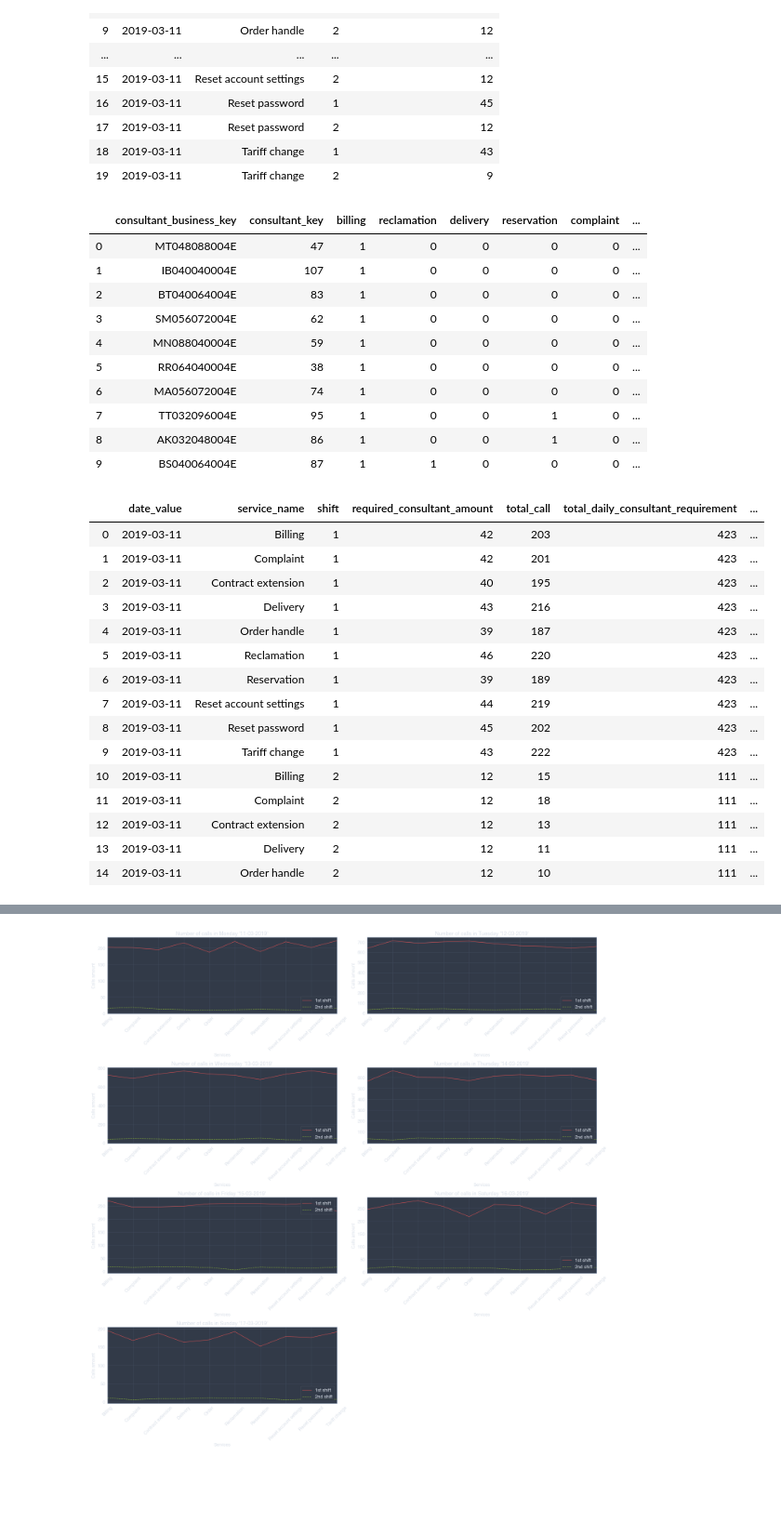
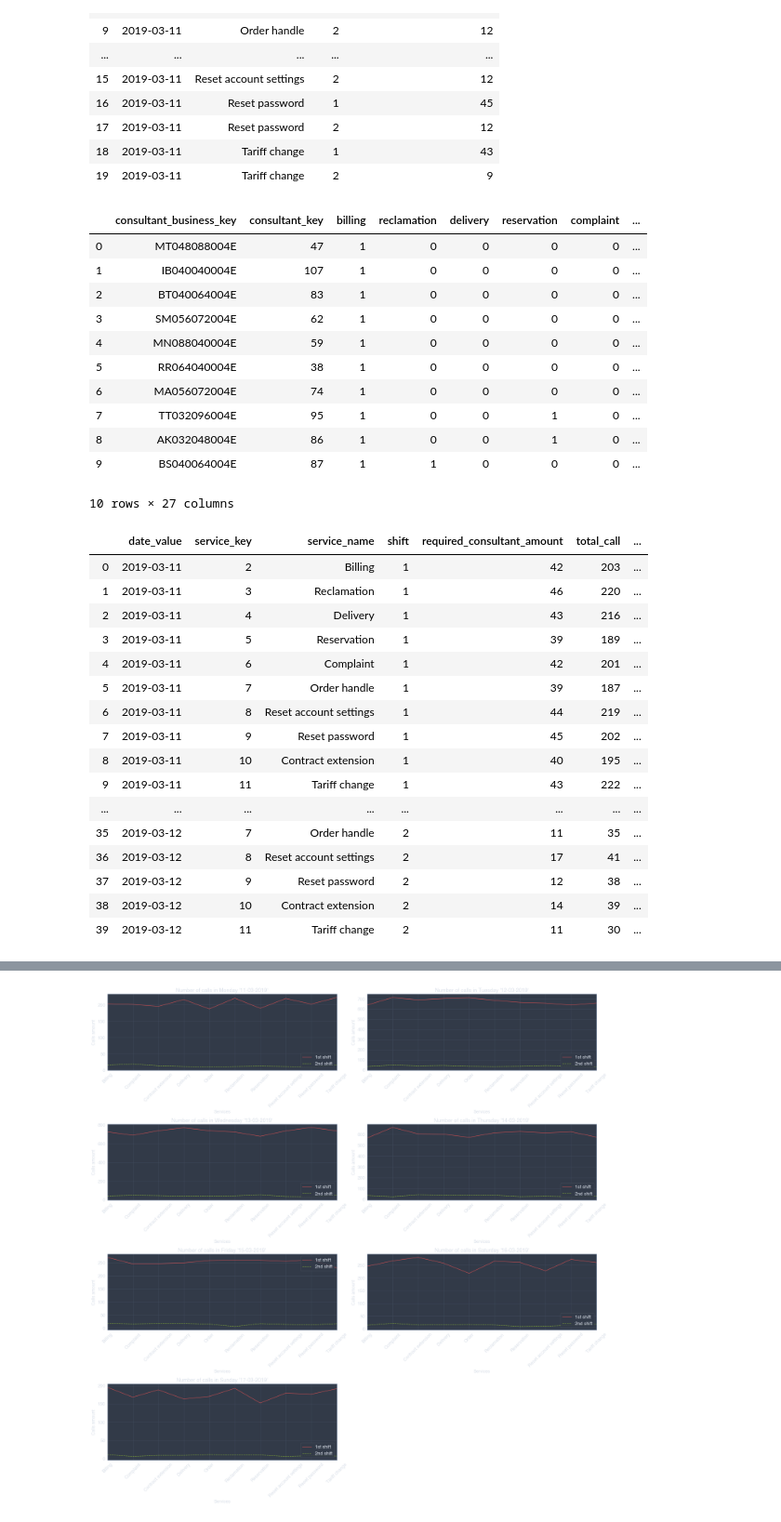
Before and after one commit to SzymonBocian/PracaInzynierska, a Jupyter notebook: DataScripts/04_05_optimization_module.ipynb, the cells around one changed output, grey strips where cells are left out. Shown at 93% size. Saved outputs shown, nothing was run; the diff lists cells and outputs as text; code cells hidden in the pictures; blank space fills up the shorter version.

```diff
--- a/DataScripts/optimization_module.ipynb
+++ b/DataScripts/04_05_optimization_module.ipynb
@@ -37,11 +55,16 @@ db = db.DbConn(conn_dict)
 
 time_period_date = [ 20190311, 20190312, 20190313, 20190314, 20190315, 20190316, 20190317 ]
 
+time_period_val = [ "{0}_val".format(x) for x in time_period_date]
+
 forecast_sql     = "SELECT * FROM snap.service_date_hour_vw WHERE date_key IN (" + ",".join(map(str, time_period_date)) + ");"
-rest_col_sql     = "SELECT column_name FROM INFORMATION_SCHEMA.columns WHERE table_schema = 'snap' AND table_name = 'consultant_skills_vw' UNION ALL SELECT '" + "' UNION ALL SELECT '".join(map(str, time_period_date)) + "';"
+rest_col_sql     = "SELECT column_name FROM INFORMATION_SCHEMA.columns WHERE table_schema = 'snap' AND table_name = 'consultant_skills_vw' UNION ALL SELECT '" + \
+"' UNION ALL SELECT '".join(map(str, time_period_date + time_period_val)) + "';"
+
+# print(rest_col_sql)
 
 sql_dict = {
-    "restriction"  : "SELECT *, 0, 0, 0, 0, 0, 0, 0 FROM snap.consultant_skills_vw;",
+    "restriction"  : "SELECT *, 0, 0, 0, 0, 0, 0, 0, 0, 0, 0, 0, 0, 0, 0 FROM snap.consultant_skills_vw;",
     #"rest_col"     : "SELECT column_name FROM INFORMATION_SCHEMA.columns WHERE table_schema = 'snap' AND table_name = 'consultant_skills_vw' UNION ALL SELECT 'occupied';",
     "rest_col"     : rest_col_sql,
     "forecast"     : forecast_sql,
@@ -184,55 +208,58 @@ rest_df.head(10)
 | 7 | TT032096004E | 95 | 1 | 0 | 0 | 1 | 0 | ... |
 | 8 | AK032048004E | 86 | 1 | 0 | 0 | 1 | 0 | ... |
 | 9 | BS040064004E | 87 | 1 | 1 | 0 | 0 | 0 | ... |
+10 rows × 27 columns
 # %%
 
-aggr_df = df.groupby(["date_value", "service_name", "shift"])["required_consultant_amount", "total_call"] \
+aggr_df = df.groupby(["date_value", "service_key", "service_name", "shift"])["required_consultant_amount", "total_call"] \
             .sum() \
             .reset_index()
 
 daily_df = df.groupby(["date_value", "shift"])["required_consultant_amount"] \
              .sum() \
              .reset_index() \
              .rename(columns = {"required_consultant_amount" : "total_daily_consultant_requirement"})
 
 shift_df = df.groupby(["date_value"])["required_consultant_amount"] \
              .sum() \
              .reset_index() \
              .rename(columns = {"required_consultant_amount" : "total_shift_consultant_requirement"})
 
 aggr_df = pd.merge( \
     pd.merge( \
         aggr_df, \
         daily_df, \
         how = "inner", \
         on = ["date_value", "shift"]), \
                    shift_df, \
                    on = ["date_value"])
 
 aggr_df["all_consultant"] = rest_df["consultant_key"].count()
 
 aggr_df["shift_percentage"] = round(aggr_df["total_daily_consultant_requirement"] / aggr_df["total_shift_consultant_requirement"], 2)
 aggr_df["daily_percentage"] = round(aggr_df["required_consultant_amount"] / aggr_df["total_daily_consultant_requirement"], 2)
 aggr_df["shift_consultant"] = round(aggr_df["total_daily_consultant_requirement"] / aggr_df["total_shift_consultant_requirement"] * rest_df["consultant_key"].count()).astype(int)
 aggr_df["daily_consultant"] = round((aggr_df["required_consultant_amount"] / aggr_df["total_daily_consultant_requirement"]) * \
                                     (aggr_df["total_daily_consultant_requirement"] / aggr_df["total_shift_consultant_requirement"] * rest_df["consultant_key"].count())).astype(int)
 # aggr_df[""] # erlang_c with additional criteria of the actual number of consultants
 
-aggr_df.head(15)
+aggr_df.head(40)
+# aggr_df
 # %% [output]
-|  | date_value | service_name | shift | required_consultant_amount | total_call | total_daily_consultant_requirement | ... |
-| 0 | 2019-03-11 | Billing | 1 | 42 | 203 | 423 | ... |
-| 1 | 2019-03-11 | Complaint | 1 | 42 | 201 | 423 | ... |
-| 2 | 2019-03-11 | Contract extension | 1 | 40 | 195 | 423 | ... |
-| 3 | 2019-03-11 | Delivery | 1 | 43 | 216 | 423 | ... |
-| 4 | 2019-03-11 | Order handle | 1 | 39 | 187 | 423 | ... |
-| 5 | 2019-03-11 | Reclamation | 1 | 46 | 220 | 423 | ... |
-| 6 | 2019-03-11 | Reservation | 1 | 39 | 189 | 423 | ... |
-| 7 | 2019-03-11 | Reset account settings | 1 | 44 | 219 | 423 | ... |
-| 8 | 2019-03-11 | Reset password | 1 | 45 | 202 | 423 | ... |
-| 9 | 2019-03-11 | Tariff change | 1 | 43 | 222 | 423 | ... |
-| 10 | 2019-03-11 | Billing | 2 | 12 | 15 | 111 | ... |
-| 11 | 2019-03-11 | Complaint | 2 | 12 | 18 | 111 | ... |
-| 12 | 2019-03-11 | Contract extension | 2 | 12 | 13 | 111 | ... |
-| 13 | 2019-03-11 | Delivery | 2 | 12 | 11 | 111 | ... |
-| 14 | 2019-03-11 | Order handle | 2 | 12 | 10 | 111 | ... |
+|  | date_value | service_key | service_name | shift | required_consultant_amount | total_call | ... |
+| 0 | 2019-03-11 | 2 | Billing | 1 | 42 | 203 | ... |
+| 1 | 2019-03-11 | 3 | Reclamation | 1 | 46 | 220 | ... |
+| 2 | 2019-03-11 | 4 | Delivery | 1 | 43 | 216 | ... |
+| 3 | 2019-03-11 | 5 | Reservation | 1 | 39 | 189 | ... |
+| 4 | 2019-03-11 | 6 | Complaint | 1 | 42 | 201 | ... |
+| 5 | 2019-03-11 | 7 | Order handle | 1 | 39 | 187 | ... |
+| 6 | 2019-03-11 | 8 | Reset account settings | 1 | 44 | 219 | ... |
+| 7 | 2019-03-11 | 9 | Reset password | 1 | 45 | 202 | ... |
+| 8 | 2019-03-11 | 10 | Contract extension | 1 | 40 | 195 | ... |
+| 9 | 2019-03-11 | 11 | Tariff change | 1 | 43 | 222 | ... |
+| ... | ... | ... | ... | ... | ... | ... | ... |
+| 35 | 2019-03-12 | 7 | Order handle | 2 | 11 | 35 | ... |
+| 36 | 2019-03-12 | 8 | Reset account settings | 2 | 17 | 41 | ... |
+| 37 | 2019-03-12 | 9 | Reset password | 2 | 12 | 38 | ... |
+| 38 | 2019-03-12 | 10 | Contract extension | 2 | 14 | 39 | ... |
+| 39 | 2019-03-12 | 11 | Tariff change | 2 | 11 | 30 | ... |
```
Also changed, not shown: parts of 8 cells of this notebook, 31 other files.
